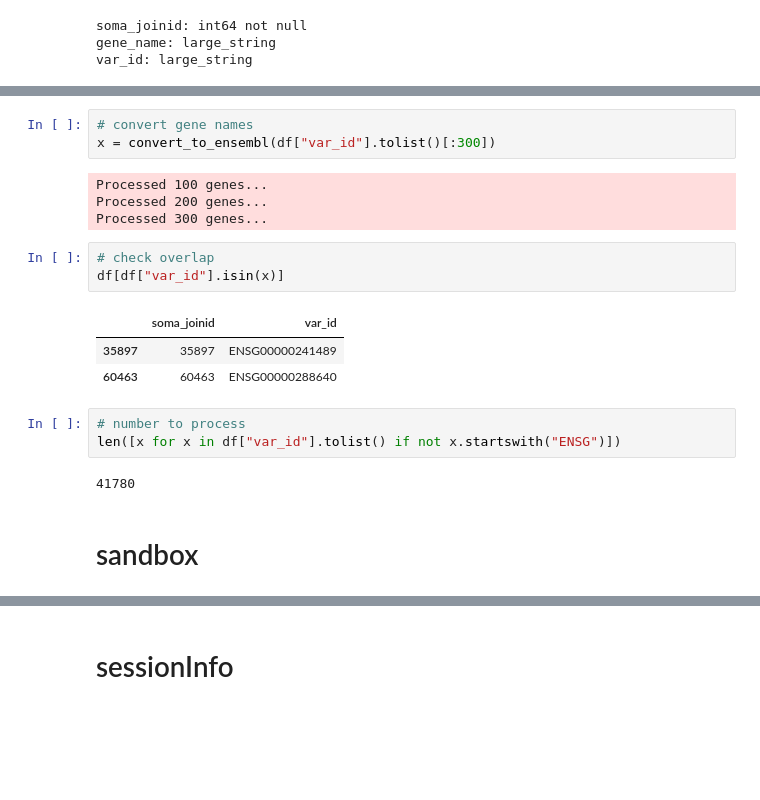
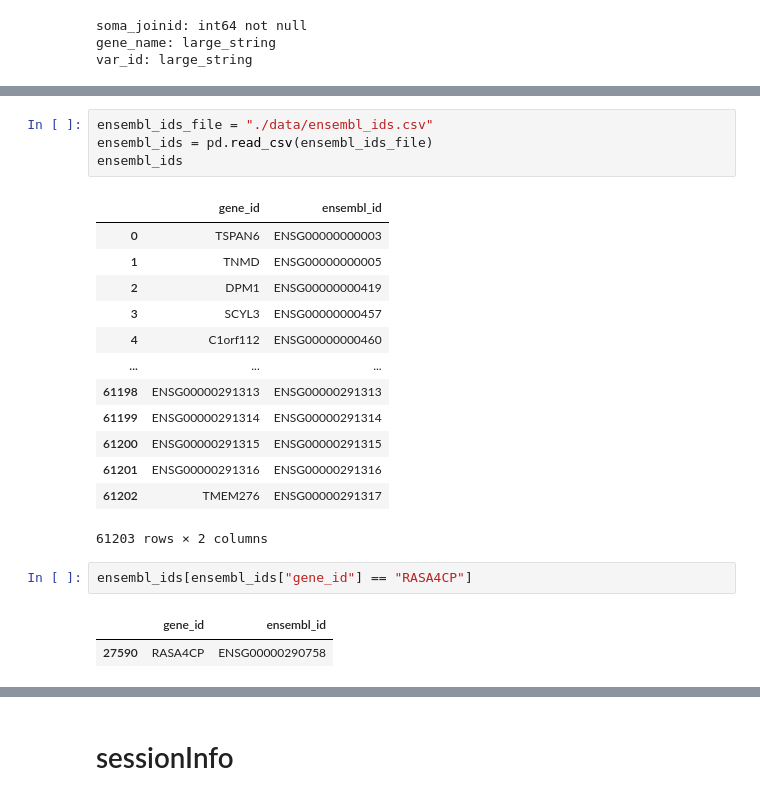
Before and after one commit to bioinfo-tsukuba/scRecounter, a Jupyter notebook: notebooks/tiledb/tahoe-100_create.ipynb, the cells around one changed output, grey strips where cells are left out. Saved outputs shown, nothing was run; the diff lists cells and outputs as text; blank space fills up the shorter version.

```diff
--- a/notebooks/tiledb/tahoe-100.ipynb
+++ b/notebooks/tiledb/tahoe-100_create.ipynb
@@ -511,21 +456,23 @@ convert_to_ensembl(genes)
-# %%
-# convert gene names
-x = convert_to_ensembl(df["var_id"].tolist()[:300])
-# %% [output]
-Processed 100 genes...
-Processed 200 genes...
-Processed 300 genes...
-# %%
-# check overlap
-df[df["var_id"].isin(x)]
-# %% [output]
-|  | soma_joinid | var_id |
-| 35897 | 35897 | ENSG00000241489 |
-| 60463 | 60463 | ENSG00000288640 |
-# %%
-# number to process
-len([x for x in df["var_id"].tolist() if not x.startswith("ENSG")])
-# %% [output]
-41780
-# %% [markdown]
-# sandbox
+# %%
+ensembl_ids_file = "./data/ensembl_ids.csv"
+ensembl_ids = pd.read_csv(ensembl_ids_file)
+ensembl_ids
+# %% [output]
+|  | gene_id | ensembl_id |
+| 0 | TSPAN6 | ENSG00000000003 |
+| 1 | TNMD | ENSG00000000005 |
+| 2 | DPM1 | ENSG00000000419 |
+| 3 | SCYL3 | ENSG00000000457 |
+| 4 | C1orf112 | ENSG00000000460 |
+| ... | ... | ... |
+| 61198 | ENSG00000291313 | ENSG00000291313 |
+| 61199 | ENSG00000291314 | ENSG00000291314 |
+| 61200 | ENSG00000291315 | ENSG00000291315 |
+| 61201 | ENSG00000291316 | ENSG00000291316 |
+| 61202 | TMEM276 | ENSG00000291317 |
+61203 rows × 2 columns
+# %%
+ensembl_ids[ensembl_ids["gene_id"] == "RASA4CP"]
+# %% [output]
+|  | gene_id | ensembl_id |
+| 27590 | RASA4CP | ENSG00000290758 |
```
Also changed, not shown: parts of 8 cells of this notebook, 6 other files.
